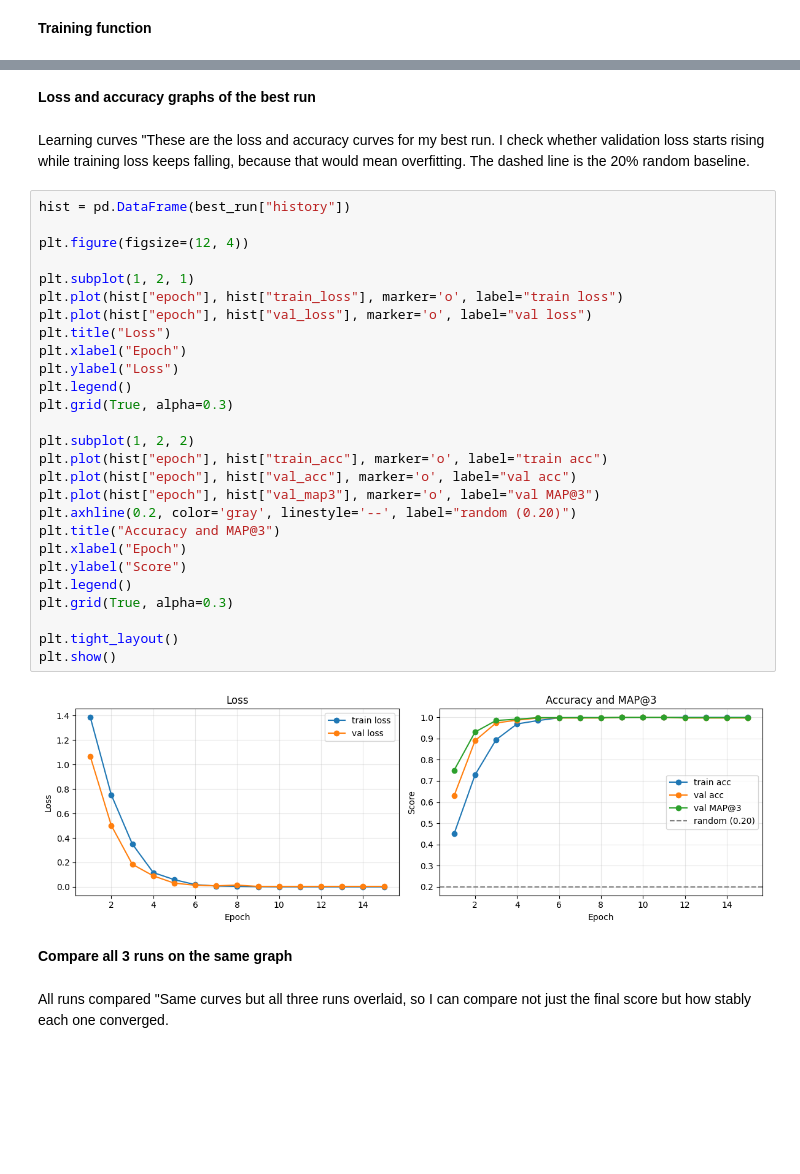
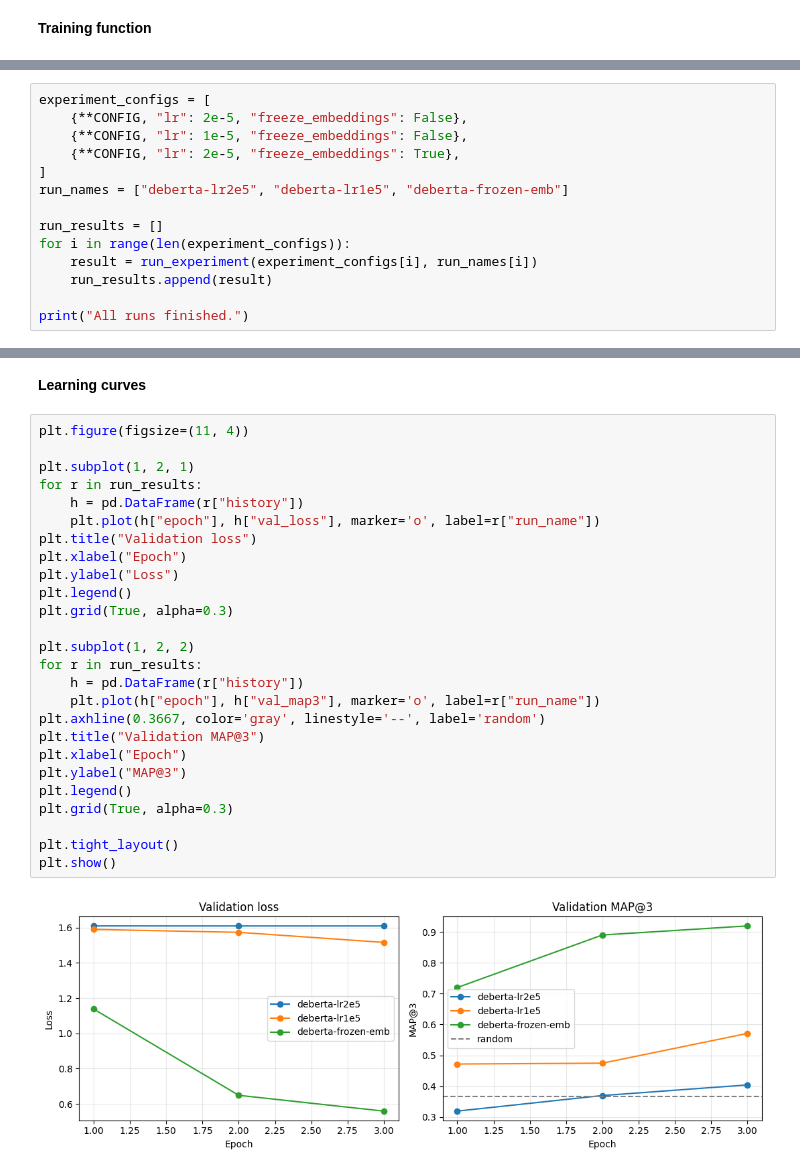
Before and after one commit to 22f1000828/DL-22f1000828-notebook-t22026, a Jupyter notebook: kaggle_notebook.ipynb, the cells around one changed output, grey strips where cells are left out. Drawn from its saved outputs; the diff is of its cells as text; blank space fills up the shorter version.

```diff
--- a/kaggle_notebook.ipynb
+++ b/kaggle_notebook.ipynb
@@ -909,0 +785,14 @@ Epoch 4 | train loss: 0.1171 train acc: 0.9688 | val loss: 0.0904 val acc: 0.986
+# %%
+experiment_configs = [
+    {**CONFIG, "lr": 2e-5, "freeze_embeddings": False},
+    {**CONFIG, "lr": 1e-5, "freeze_embeddings": False},
+    {**CONFIG, "lr": 2e-5, "freeze_embeddings": True},
+]
+run_names = ["deberta-lr2e5", "deberta-lr1e5", "deberta-frozen-emb"]
+
+run_results = []
+for i in range(len(experiment_configs)):
+    result = run_experiment(experiment_configs[i], run_names[i])
+    run_results.append(result)
+
+print("All runs finished.")
@@ -976,37 +878,30 @@ Best run: lstm-scratch-run1 with val map3 = 1.0
-# %% [markdown]
-**Loss and accuracy graphs of the best run**
-# %% [markdown]
-Learning curves "These are the loss and accuracy curves for my best run. I check whether validation loss starts rising while training loss keeps falling, because that would mean overfitting. The dashed line is the 20% random baseline.
+# %% [markdown]
+**Learning curves**
 # %%
-hist = pd.DataFrame(best_run["history"])
-
-plt.figure(figsize=(12, 4))
+plt.figure(figsize=(11, 4))
 
 plt.subplot(1, 2, 1)
-plt.plot(hist["epoch"], hist["train_loss"], marker='o', label="train loss")
-plt.plot(hist["epoch"], hist["val_loss"], marker='o', label="val loss")
-plt.title("Loss")
+for r in run_results:
+    h = pd.DataFrame(r["history"])
+    plt.plot(h["epoch"], h["val_loss"], marker='o', label=r["run_name"])
+plt.title("Validation loss")
 plt.xlabel("Epoch")
 plt.ylabel("Loss")
 plt.legend()
 plt.grid(True, alpha=0.3)
 
 plt.subplot(1, 2, 2)
-plt.plot(hist["epoch"], hist["train_acc"], marker='o', label="train acc")
-plt.plot(hist["epoch"], hist["val_acc"], marker='o', label="val acc")
-plt.plot(hist["epoch"], hist["val_map3"], marker='o', label="val MAP@3")
-plt.axhline(0.2, color='gray', linestyle='--', label="random (0.20)")
-plt.title("Accuracy and MAP@3")
+for r in run_results:
+    h = pd.DataFrame(r["history"])
+    plt.plot(h["epoch"], h["val_map3"], marker='o', label=r["run_name"])
+plt.axhline(0.3667, color='gray', linestyle='--', label='random')
+plt.title("Validation MAP@3")
 plt.xlabel("Epoch")
-plt.ylabel("Score")
+plt.ylabel("MAP@3")
 plt.legend()
 plt.grid(True, alpha=0.3)
 
 plt.tight_layout()
 plt.show()
 # %% [output]
-[figure, old version]
+[figure, new version]
-# %% [markdown]
-**Compare all 3 runs on the same graph**
-# %% [markdown]
-All runs compared "Same curves but all three runs overlaid, so I can compare not just the final score but how stably each one converged.
```
Also changed, not shown: parts of 82 cells of this notebook.
